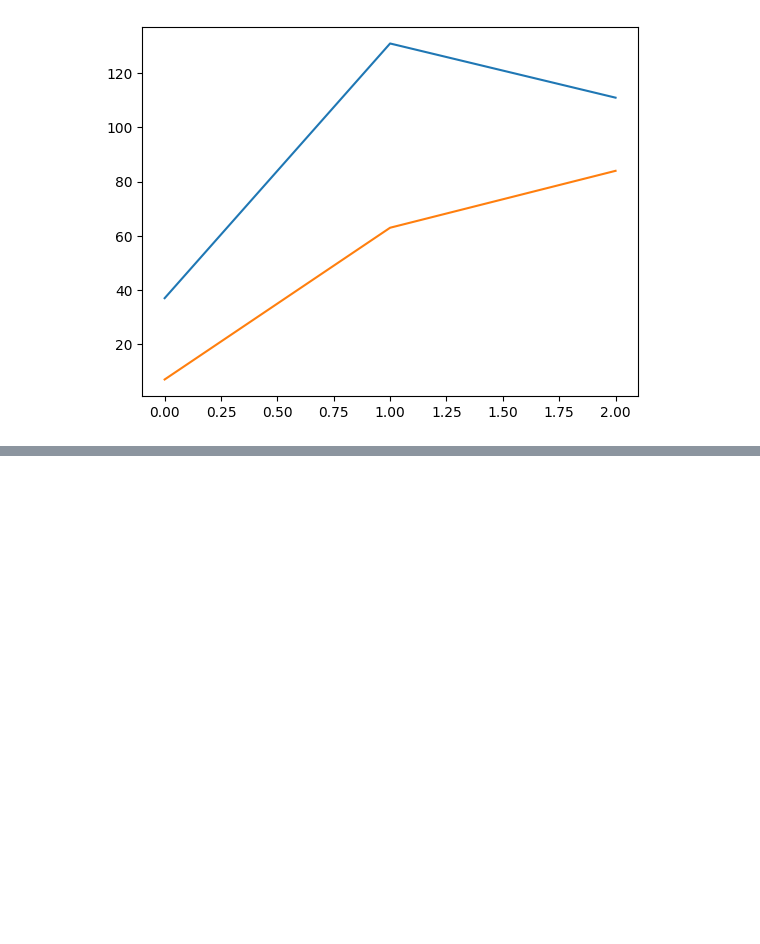
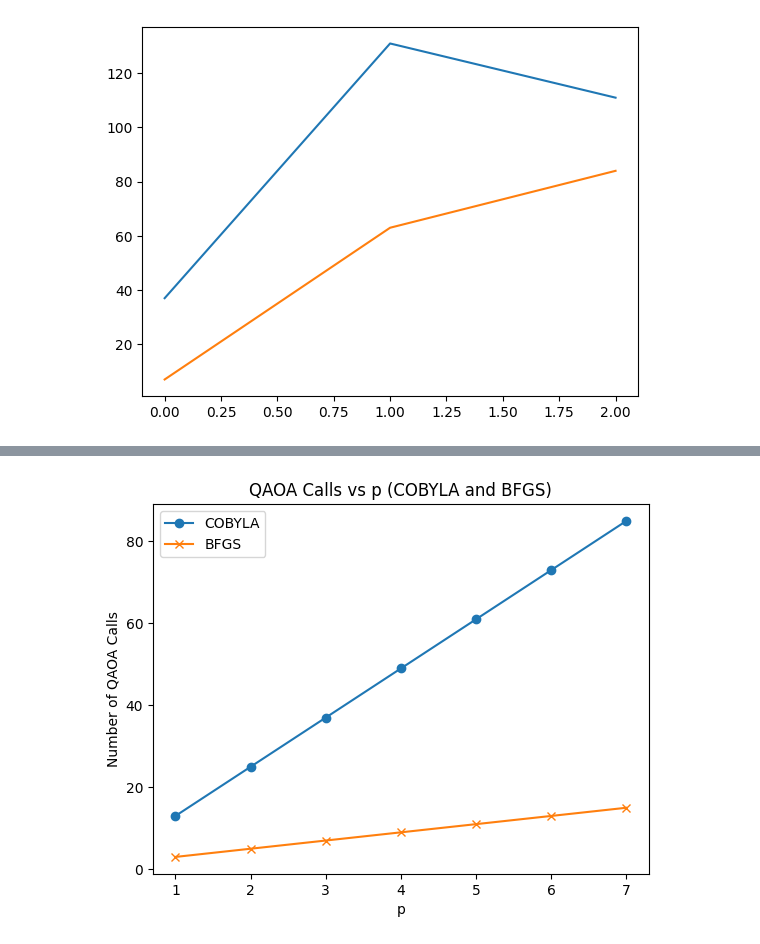
Before and after one commit to nkohen/QOKit, a Jupyter notebook: grips/classical_optimizer.ipynb, the cells around one changed output, grey strips where cells are left out. Drawn from its saved outputs; the diff is of its cells as text; code cells hidden in the pictures; blank space fills up the shorter version.

```diff
--- a/grips/classical_optimizer.ipynb
+++ b/grips/classical_optimizer.ipynb
@@ -107,13 +107,55 @@ ValueError: zero-size array to reduction operation maximum which has no identity
-# %%
-N = int(input('N = '))
-p = int(input('p = '))
-J = 1.0  # Interaction term coefficient
-h1 = 0.5  # External field on spin 1
-h2 = 0.5  # External field on spin 2
-
-# Define Ising model terms
-ising_model = np.array([
-    [J, 0, 1, 1],  # Interaction term between spin 1 and spin 2
-    [h1, 0, 1, 0],  # External field on spin 1
-    [h2, 0, 0, 1]   # External field on spin 2
-])
+# %%
+# 依存する関数とクラス（疑似コードとして定義）
+from qokit.fur.qaoa_simulator_base import QAOAFastSimulatorBase, TermsType
+import qokit.maxcut as mc
+
+# グラフの描画
+def plot_qaoa_calls_vs_p(N: int, p_values: list[int], ising_model: TermsType):
+    qaoa_calls_cobyla = []
+    qaoa_calls_bfgs = []
+
+    for p in p_values:
+        init_gamma = np.random.rand(p)
+        init_beta = np.random.rand(p)
+
+        # COBYLA
+        optimizer_method_cobyla = "COBYLA"
+        result_cobyla = QAOA_run(
+            ising_model=ising_model,
+            N=N,
+            p=p,
+            init_gamma=init_gamma,
+            init_beta=init_beta,
+            optimizer_method=optimizer_method_cobyla,
+        )
+        qaoa_calls_cobyla.append(result_cobyla["num_QAOA_calls"])
+
+        # BFGS
+        optimizer_method_bfgs = "BFGS"
+        result_bfgs = QAOA_run(
+            ising_model=ising_model,
+            N=N,
+            p=p,
+            init_gamma=init_gamma,
+            init_beta=init_beta,
+            optimizer_method=optimizer_method_bfgs,
+        )
+        qaoa_calls_bfgs.append(result_bfgs["num_QAOA_calls"])
+
+    plt.plot(p_values, qaoa_calls_cobyla, label="COBYLA", marker='o')
+    plt.plot(p_values, qaoa_calls_bfgs, label="BFGS", marker='x')
+    plt.xlabel('p')
+    plt.ylabel('Number of QAOA Calls')
+    plt.title('QAOA Calls vs p (COBYLA and BFGS)')
+    plt.legend()
+    #plt.grid(True)
+    plt.show()
+
+# 実行
+N = int(input('N = '))  # 量子ビット数
+p_max = int(input('p = '))
+p_values = list(range(1, p_max + 1))
+ising_model = np.array([])  # イジングモデル（適切な値に置き換える）
+plot_qaoa_calls_vs_p(N, p_values, ising_model)
+# %% [output]
+[figure, added]
```
Also changed, not shown: parts of 3 cells of this notebook.
